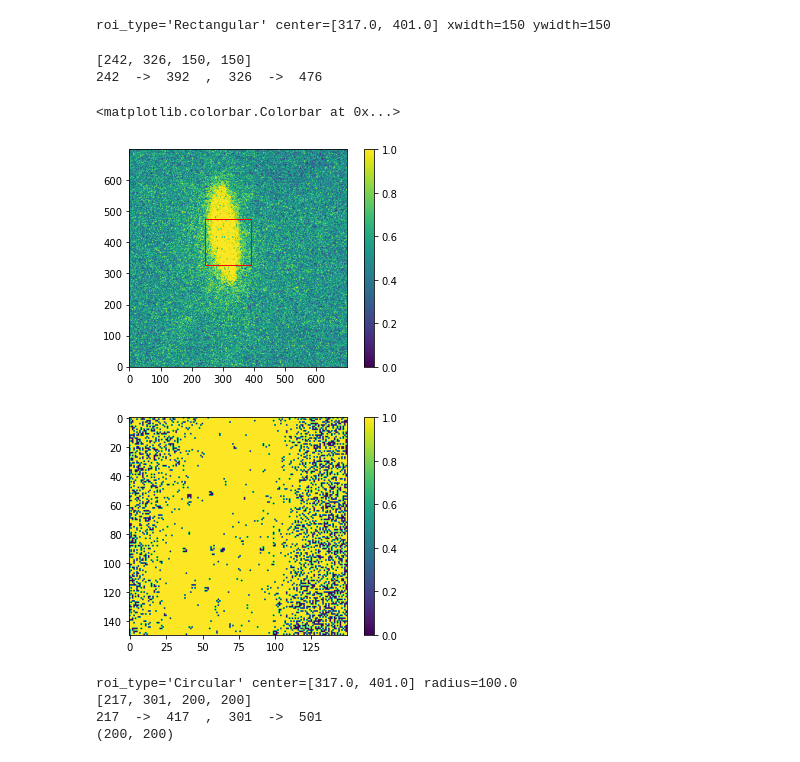
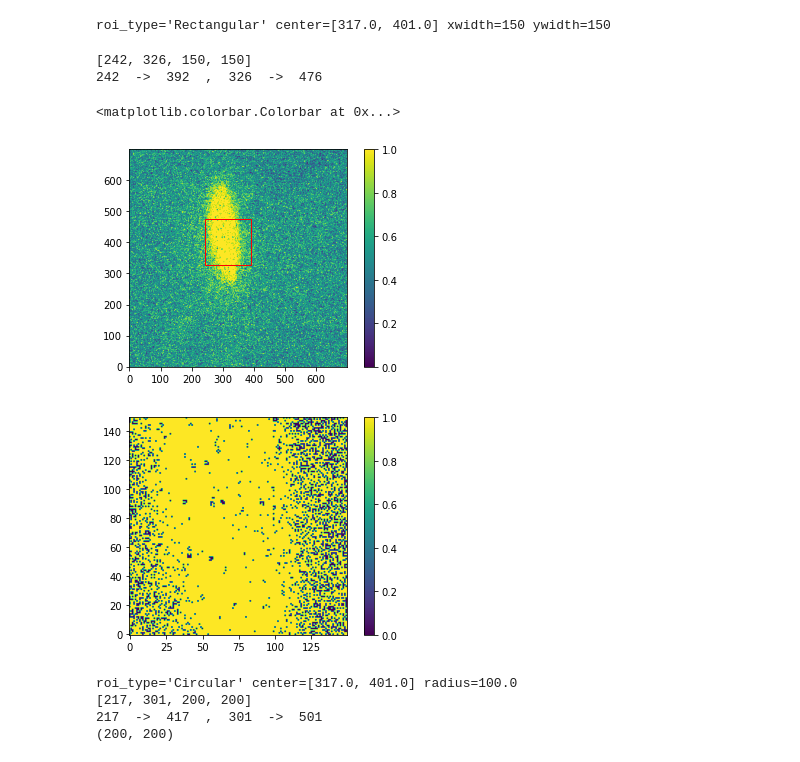
Before and after one commit to phys-cgarnier/bayesian_fitting_tools, a Jupyter notebook: processing_test.ipynb, the cells around one changed output. Cells and saved outputs as stored; diff of their text form; code cells hidden in the pictures.

```diff
--- a/processing_test.ipynb
+++ b/processing_test.ipynb
@@ -67,14 +67,14 @@ roi_type='Rectangular' center=[317.0, 401.0] xwidth=150 ywidth=150
 # %%
 processed_image = image_processor.process(raw_image)
 fig,ax = plt.subplots()
-c = ax.imshow(processed_image>0)
+c = ax.imshow(processed_image>0,origin='lower')
 fig.colorbar(c)
 # %% [output]
 [242, 326, 150, 150]
 242  ->  392  ,  326  ->  476
 <matplotlib.colorbar.Colorbar at 0x...>
 [figure]
-[figure, old version]
+[figure, new version]
 # %%
 roi_circ_obj = CircularROI(roi_type = 'Circular', radius=100,center = [x_mean,y_mean])
 image_processor2 = ImageProcessor(roi_obj = roi_circ_obj, threshold = 250)
```
Also changed, not shown: 5 other files.
